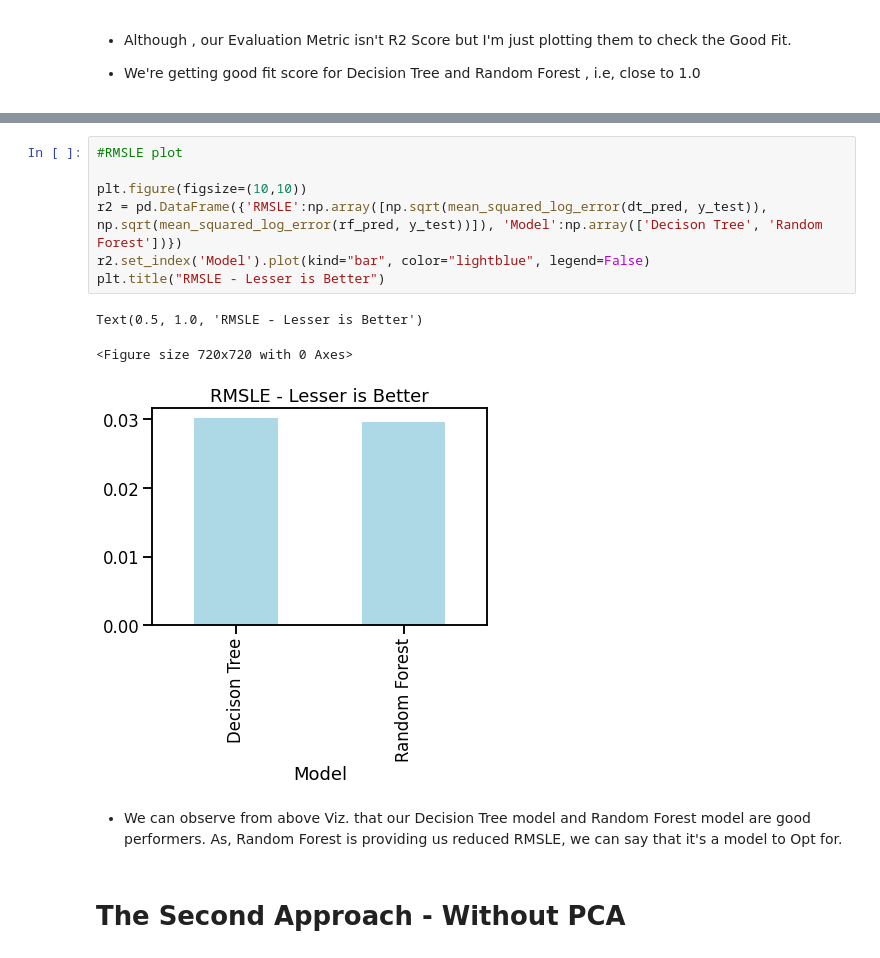
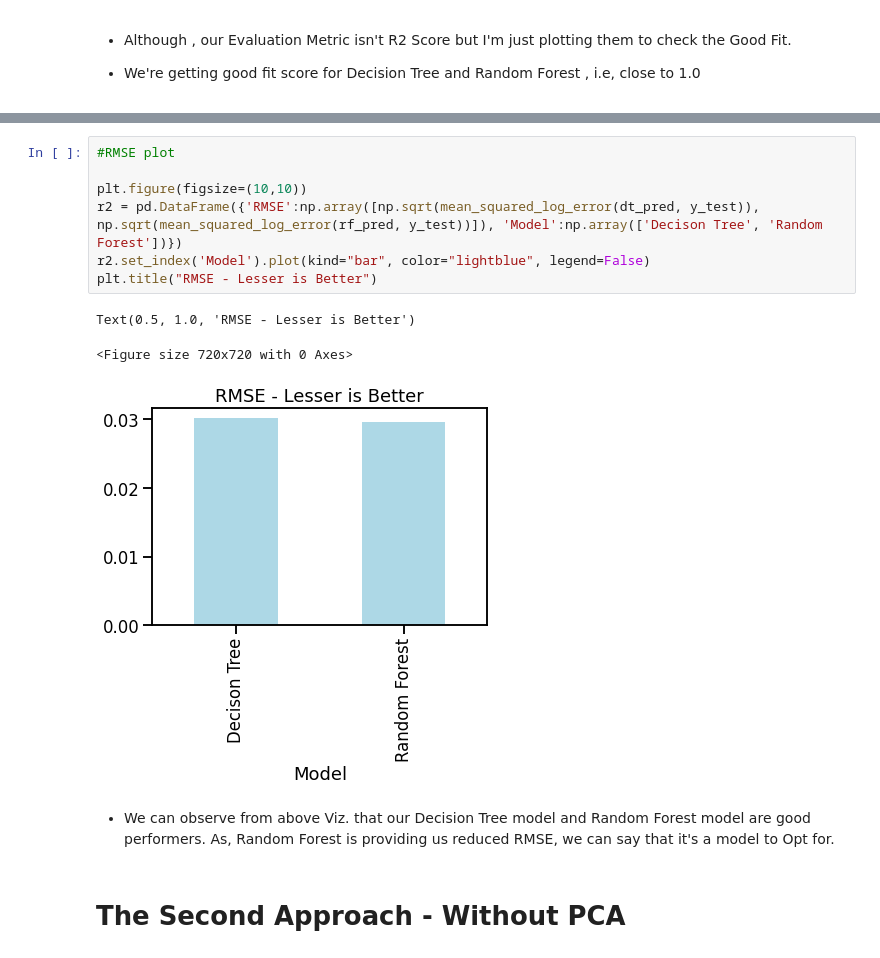
Before and after one commit to avinashyadav11/NYC-Taxi-Trip-Time-Prediction-ML, a Jupyter notebook: NYC_Taxi_Trip_Time_Prediction_Capstone_Project.ipynb, the cells around one changed output, grey strips where cells are left out. Saved outputs shown, nothing was run; the diff lists cells and outputs as text.

```diff
--- a/NYC_Taxi_Trip_Time_Prediction_Capstone_Project.ipynb
+++ b/NYC_Taxi_Trip_Time_Prediction_Capstone_Project.ipynb
@@ -1070,18 +1070,18 @@ Text(0.5, 1.0, 'R2 Scores')
 
 ![alt text](https://i.stack.imgur.com/952Ox.png)
 # %%
-#RMSLE plot
+#RMSE plot
 
 plt.figure(figsize=(10,10))
-r2 = pd.DataFrame({'RMSLE':np.array([np.sqrt(mean_squared_log_error(dt_pred, y_test)), np.sqrt(mean_squared_log_error(rf_pred, y_test))]), 'Model':np.array(['Decison Tree', 'Random Forest'])})
+r2 = pd.DataFrame({'RMSE':np.array([np.sqrt(mean_squared_log_error(dt_pred, y_test)), np.sqrt(mean_squared_log_error(rf_pred, y_test))]), 'Model':np.array(['Decison Tree', 'Random Forest'])})
 r2.set_index('Model').plot(kind="bar", color="lightblue", legend=False)
-plt.title("RMSLE - Lesser is Better")
+plt.title("RMSE - Lesser is Better")
 # %% [output]
-Text(0.5, 1.0, 'RMSLE - Lesser is Better')
+Text(0.5, 1.0, 'RMSE - Lesser is Better')
 <Figure size 720x720 with 0 Axes>
-[figure, old version]
+[figure, new version]
 # %% [markdown]
-- We can observe from above Viz. that our Decision Tree model and Random Forest model are good performers. As, Random Forest is providing us reduced RMSLE, we can say that it's a model to Opt for.
+- We can observe from above Viz. that our Decision Tree model and Random Forest model are good performers. As, Random Forest is providing us reduced RMSE, we can say that it's a model to Opt for.
 # %% [markdown]
 # The Second Approach - Without PCA
 # %% [markdown]
```
Also changed, not shown: parts of 30 cells of this notebook.
